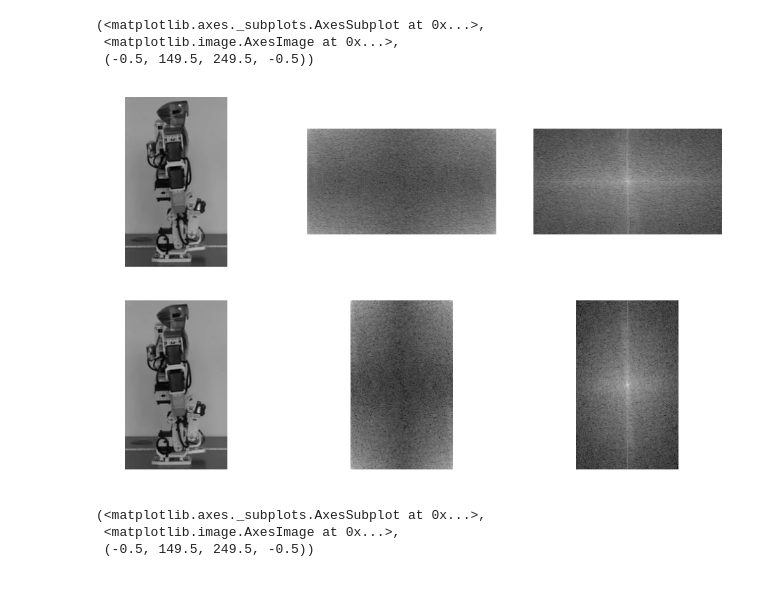
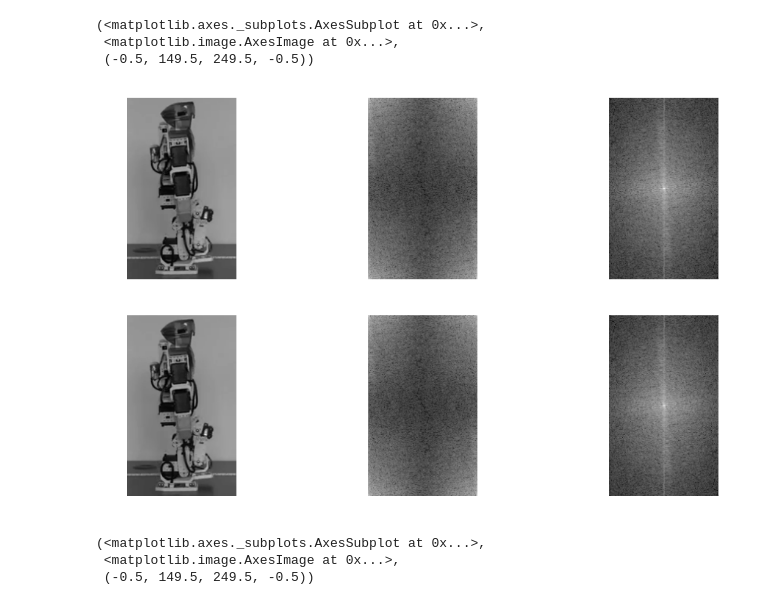
Before and after one commit to jacastillol/machine-vision, a Jupyter notebook: project/Transforms.ipynb, the cells around one changed output. Cells and saved outputs as stored; diff of their text form; code cells hidden in the pictures.

```diff
--- a/project/Transforms.ipynb
+++ b/project/Transforms.ipynb
@@ -6,33 +6,33 @@ import cv2
 # %%
 img = cv2.imread('data/biowalk-0300.png',0)
 img_reduced = img[85:335, 150:300]
 
-f = np.fft.fft2(img)
+f = np.fft.fft2(np.float32(img_reduced))
 fshift = np.fft.fftshift(f)
 f = 20*np.log(np.abs(f))
 fshift = 20*np.log(np.abs(fshift))
 
 dft = cv2.dft(np.float32(img_reduced),flags = cv2.DFT_COMPLEX_OUTPUT)
 dft_shift = np.fft.fftshift(dft)
 
 #dft = cv2.magnitude(dft[:,:,0],dft[:,:,1])
 #dft_shift = cv2.magnitude(dft_shift[:,:,0],dft_shift[:,:,1])
 
 dft = 20*np.log(cv2.magnitude(dft[:,:,0],dft[:,:,1]))
 dft_shift = 20*np.log(cv2.magnitude(dft_shift[:,:,0],dft_shift[:,:,1]))
 
 plt.figure(figsize=(12,7))
 plt.subplot(2,3,1),plt.imshow(img_reduced,cmap='gray',interpolation=None),plt.axis('off')
 plt.subplot(2,3,2),plt.imshow(f,cmap='gray',interpolation=None),plt.axis('off')
 plt.subplot(2,3,3),plt.imshow(fshift,cmap='gray',interpolation=None),plt.axis('off')
 plt.subplot(2,3,4),plt.imshow(img_reduced,cmap='gray',interpolation=None),plt.axis('off')
 plt.subplot(2,3,5),plt.imshow(dft,cmap='gray',interpolation=None),plt.axis('off')
 plt.subplot(2,3,6),plt.imshow(dft_shift,cmap='gray',interpolation=None),plt.axis('off')
 # %% [output]
 (<matplotlib.axes._subplots.AxesSubplot at 0x...>,
  <matplotlib.image.AxesImage at 0x...>,
  (-0.5, 149.5, 249.5, -0.5))
-[figure, old version]
+[figure, new version]
 # %%
 # filtros pasa-bajo
 def filter_ideal_fcn(H,D,D0,params):
```
Also changed, not shown: parts of 1 cell of this notebook, 5 other files.
